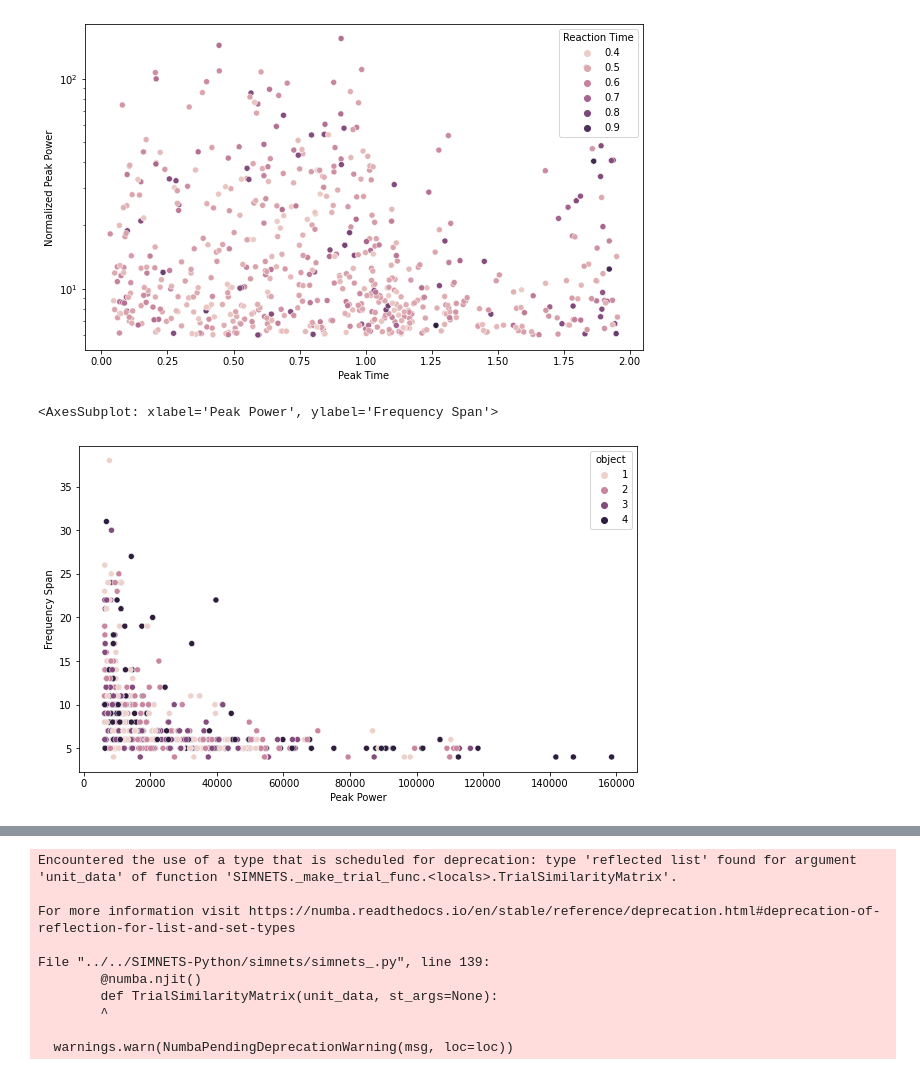
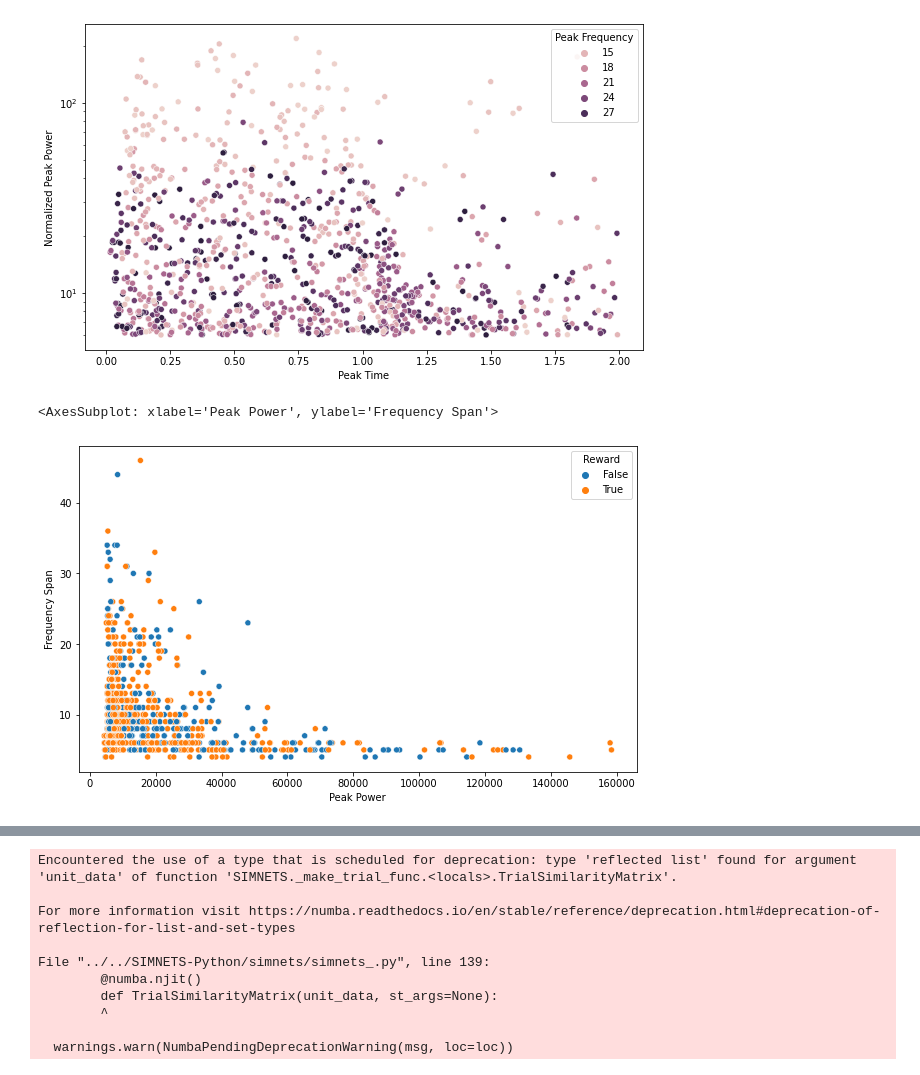
Before and after one commit to ntolley/SEE_decoding, a Jupyter notebook: notebooks/load_lfp.ipynb, the cells around one changed output, grey strips where cells are left out. Saved outputs shown, nothing was run; the diff lists cells and outputs as text; code cells hidden in the pictures.

```diff
--- a/notebooks/load_lfp.ipynb
+++ b/notebooks/load_lfp.ipynb
@@ -52,6 +86,8 @@ lfp_data_raw, lfp_times_raw = lfp_functions.load_ns6_analog(fpath, downsample_ra
 cb_dict_file = open('../data/SPK20220308/task_data/cb_dict.pkl', 'rb')
 cb_dict = pickle.load(cb_dict_file)
 cb_dict_file.close()
+
+cam_frames = cb_dict['cb1']['cam_frames']
 # %%
 # Find scale/timeshift between CB1 and CB2
 cb2_align_ts = cb_dict['cb2']['experiment_dict']['df']['gocON_C'][0][0][0]
@@ -78,18 +114,33 @@ st_offset = -1 # seconds
 max_time = 2 # seconds
 max_samples = int(max_time * samp_freq)
 channel_idx = 50
+#channel_idx = 10
 
 # event_ts = gocON_all[~correct_mask]
 event_ts = gocON_all
 #event_ts = tgtON_all
 
+pupil_cols = ['lefteye_pupildiam_horiz', 'lefteye_pupildiam_vert', 'lefteye_pupildiam',
+              'righteye_pupildiam_horiz', 'righteye_pupildiam_vert', 'righteye_pupildiam']
 
 lfp_data_list = list()
+pupil_data_dict = {col: list() for col in pupil_cols}
+
 for event_time in event_ts:
     tstart = event_time + st_offset
+    tstop = tstart + max_time
     start_idx = np.argmin(np.abs(lfp_times_raw - tstart))
     stop_idx = start_idx + max_samples
 
     lfp_data_list.append(lfp_data_raw[channel_idx, start_idx:stop_idx])
 
+    eyes_tstop = tstart + (max_time / 2)
+    frame_mask = np.logical_and(cam_frames > (tstart * samp_freq), cam_frames < (eyes_tstop * samp_freq))
+    frame_idx = np.flatnonzero(frame_mask) #Pull out indeces of valid frames
+
+    for col in pupil_cols:
+        pupil_data_dict[col].append(eyes_df[col].values[frame_idx])
+
+
+pupil_data_df = pd.DataFrame(pupil_data_dict)
 lfp_data = np.stack(lfp_data_list)
@@ -159,20 +322,28 @@ fig = se.plot_avg_spectrogram(tfr=tfrs,
 spec_events = se.find_events(tfr=tfrs, times=times, freqs=freqs,
                              event_band=event_band, threshold_FOM=thresh_FOM)
 # %%
+pupil_event_data = pupil_data_df['righteye_pupildiam'].map(np.nanmedian).values
+#pupil_event_data = pupil_data_df['righteye_pupildiam'].map(np.diff).map(np.nanmedian).values
+
+
 event_df_list = list()
 for trial_idx, trial_events in enumerate(spec_events):
     for event_idx, event_dict in enumerate(trial_events):
         event_dict['Trial'] = trial_idx
         #event_dict['Reward'] = correct_mask[trial_idx]
         event_dict['Rec Time'] = event_ts[trial_idx]
-        event_dict['Reaction Time'] = stmv[trial_idx] - gocON[trial_idx]
-        event_dict['Reach Time'] = contact[trial_idx] - stmv[trial_idx]
-        event_dict['Grip Time'] = endhold[trial_idx] - contact[trial_idx]
+        event_dict['Pupil'] = pupil_event_data[trial_idx]
+        event_dict['Reward'] = go_correct_mask[trial_idx]
 
-        event_dict['object'] = objct[trial_idx]
-        event_dict['layout'] = layout[trial_idx]
-        event_dict['position'] = position[trial_idx]
-        event_dict['gripori'] = gripori[trial_idx]
+        # event_dict['Reaction Time'] = stmv[trial_idx] - gocON[trial_idx]
+        # event_dict['Reach Time'] = contact[trial_idx] - stmv[trial_idx]
+        # event_dict['Grip Time'] = endhold[trial_idx] - contact[trial_idx]
+
+        # event_dict['object'] = objct[trial_idx]
+        # event_dict['layout'] = layout[trial_idx]
+        # event_dict['position'] = position[trial_idx]
+        # event_dict['gripori'] = gripori[trial_idx]
+
 
         event_df_list.append(event_dict)
 # %%
@@ -196,19 +367,19 @@ event_df
 # %%
 plt.figure(figsize=(10,6))
-sns.scatterplot(data=event_df[event_df['Reaction Time'] < 1], x='Peak Time', y='Normalized Peak Power', hue='Reaction Time')
+sns.scatterplot(data=event_df, x='Peak Time', y='Normalized Peak Power', hue='Peak Frequency')
 plt.yscale('log')
 #plt.xscale('log')
 # %% [output]
-[figure, old version]
+[figure, new version]
 # %%
 plt.figure(figsize=(10,6))
 
-sns.scatterplot(data=event_df, x='Peak Power', y='Frequency Span', hue = 'object')
+sns.scatterplot(data=event_df, x='Peak Power', y='Frequency Span', hue = 'Reward')
 
 #plt.yscale('log')
 #plt.xscale('log')
 # %% [output]
 <AxesSubplot: xlabel='Peak Power', ylabel='Frequency Span'>
-[figure, old version]
+[figure, new version]
 # %%
 max_event_df = event_df.copy()
```
Also changed, not shown: parts of 26 cells of this notebook, 2 other files.
